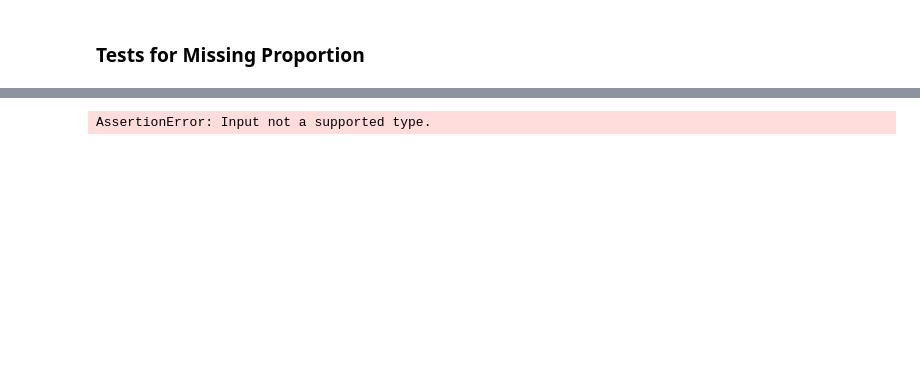
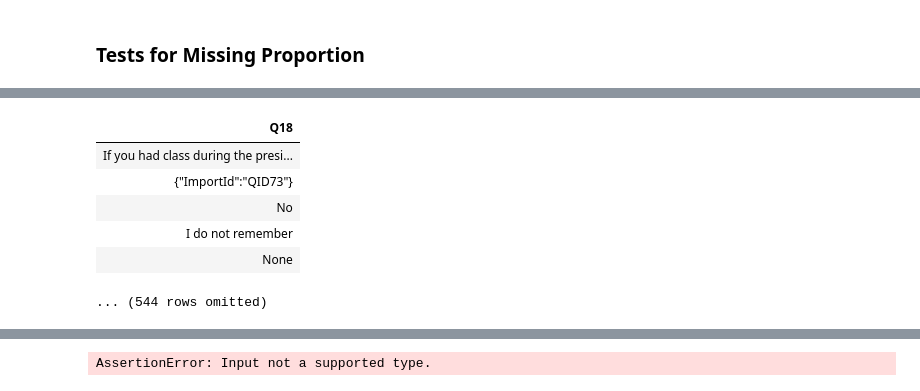
Before and after one commit to ds-modules/surveydata, a Jupyter notebook: DataCleaning Tests.ipynb, the cells around one changed output, grey strips where cells are left out. Cells and saved outputs as stored; diff of their text form; code cells hidden in the pictures; blank space fills up the shorter version.

```diff
--- a/DataCleaning Tests.ipynb
+++ b/DataCleaning Tests.ipynb
@@ -40,0 +25,3 @@ table
+# %%
+survey_table = Table.read_table('UCB Main Survey_June 19, 2019_15.47.csv')
+survey_table.show(5)
@@ -50,0 +123,10 @@ missing_proportion(table_column)
+# %%
+survey_table.select("Q18").show(5)
+# %% [output]
+| Q18 |
+| If you had class during the presi... |
+| {"ImportId":"QID73"} |
+| No |
+| I do not remember |
+| None |
+... (544 rows omitted)
```
Also changed, not shown: parts of 33 cells of this notebook, 1 other file.
